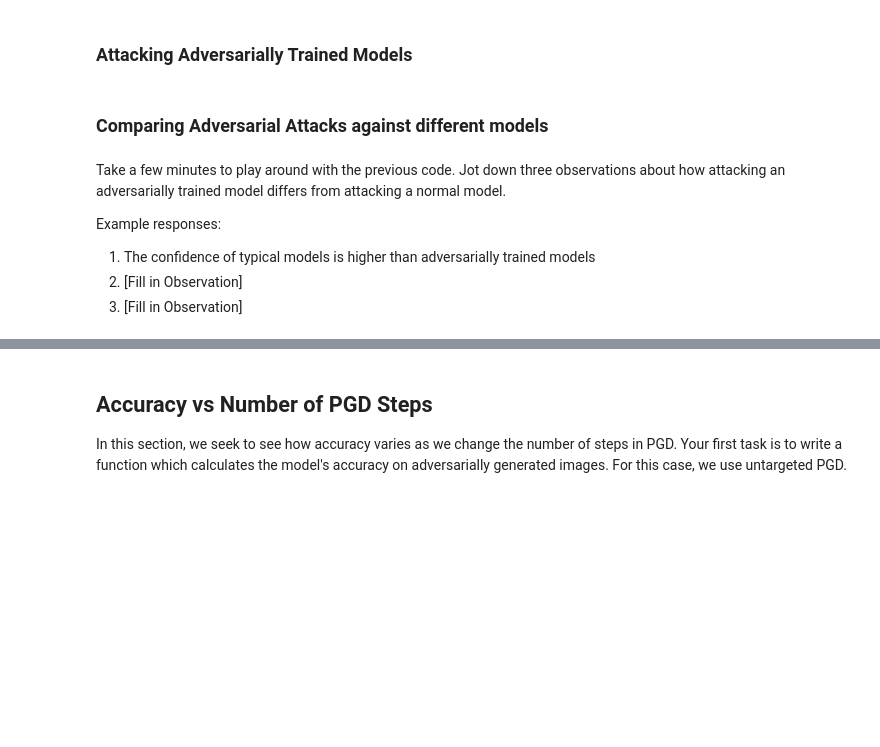
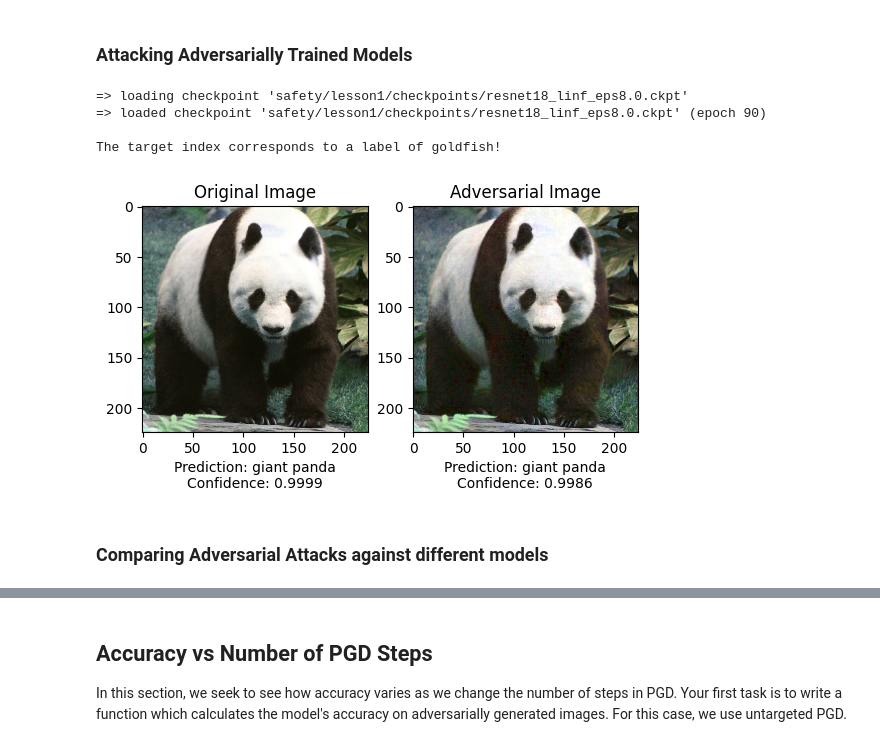
Before and after one commit to blaeberry/Intro-to-Machine-Learning-Safety-Evan, a Jupyter notebook: Adversarial_Robustness_ipynb_[live_version].ipynb, the cells around one changed output, grey strips where cells are left out. Saved outputs shown, nothing was run; the diff lists cells and outputs as text; code cells hidden in the pictures; blank space fills up the shorter version.

```diff
--- a/Adversarial_Robustness_ipynb_[live_version].ipynb
+++ b/Adversarial_Robustness_ipynb_[live_version].ipynb
@@ -343,19 +376,17 @@ adversarial.attack_normal_model(
 # %%
 # Attack an adversarially trained model (we only support targeted methods)
 adversarial.attack_adversarially_trained_model(
     targeted_PGD,
-    target_idx=10,
+    target_idx=1,
     eps=8/255.,
     num_steps=10,
     step_size=0.01
 )
+# %% [output]
+=> loading checkpoint 'safety/lesson1/checkpoints/resnet18_linf_eps8.0.ckpt'
+=> loaded checkpoint 'safety/lesson1/checkpoints/resnet18_linf_eps8.0.ckpt' (epoch 90)
+
+The target index corresponds to a label of goldfish!
+[figure, added]
 # %% [markdown]
 ### Comparing Adversarial Attacks against different models
-# %% [markdown]
-Take a few minutes to play around with the previous code. Jot down three observations about how attacking an adversarially trained model differs from attacking a normal model.
-
-Example responses:
-
-1. The confidence of typical models is higher than adversarially trained models
-2. [Fill in Observation]
-3. [Fill in Observation]
```
Also changed, not shown: parts of 12 cells of this notebook.
